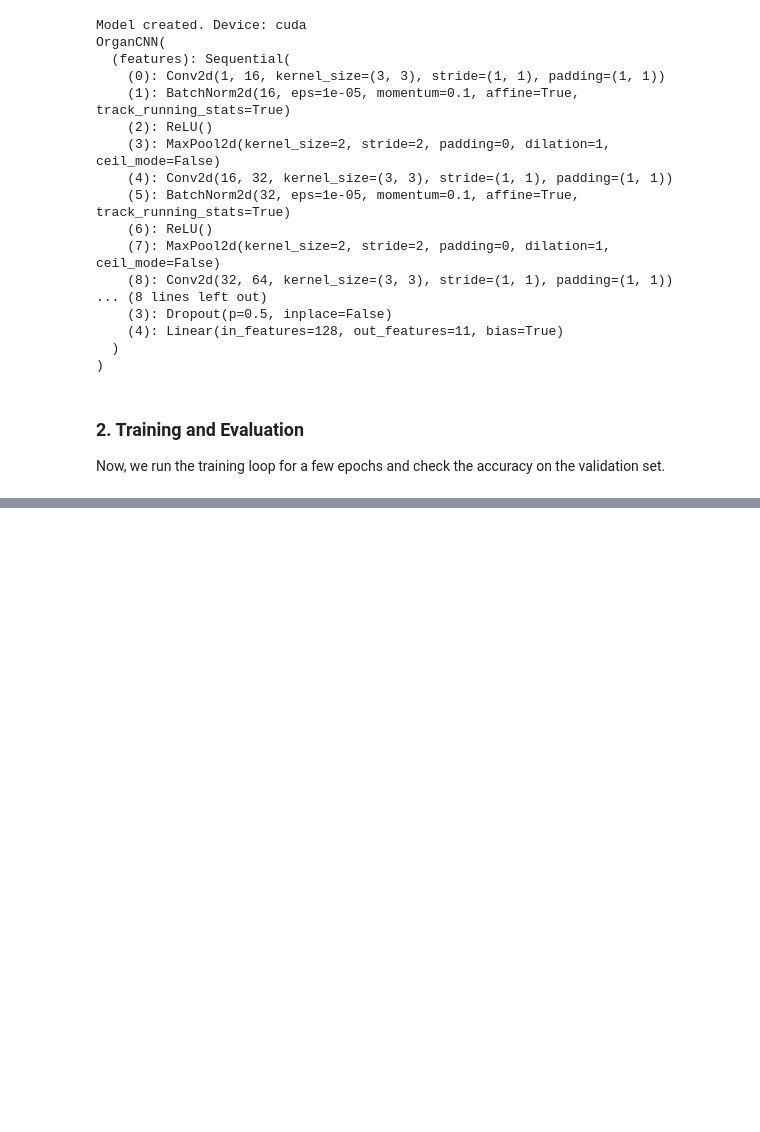
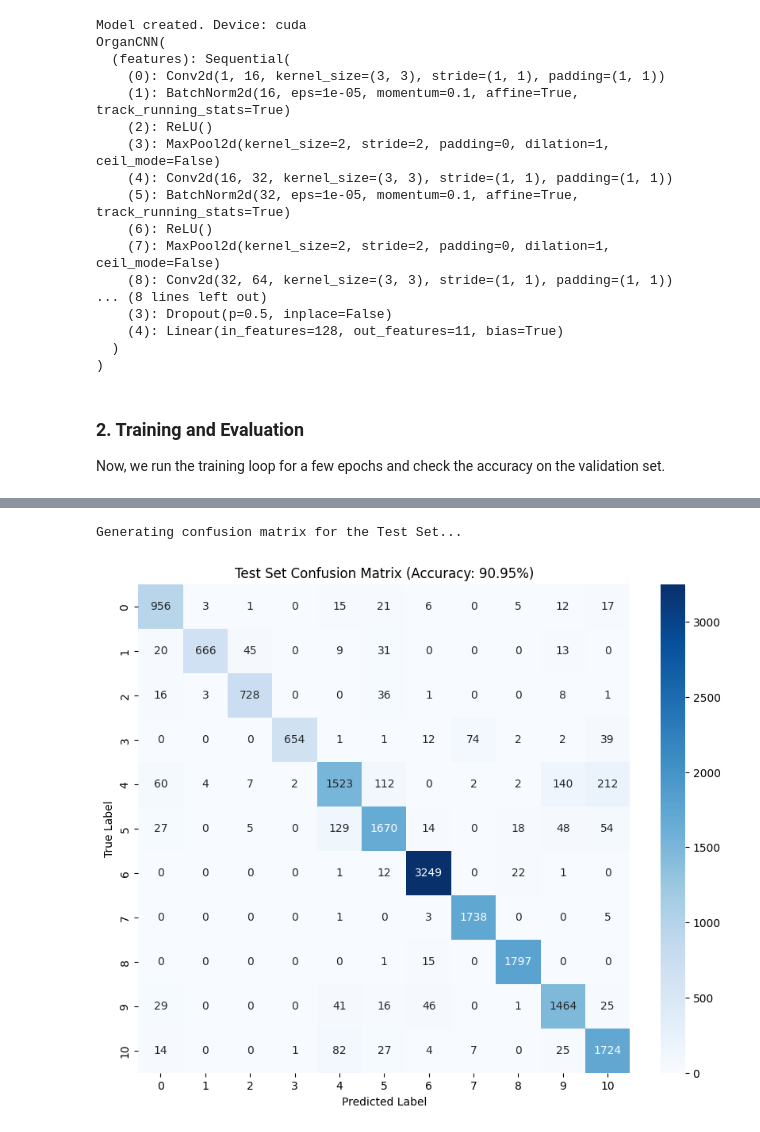
Before and after one commit to Crazi12345/AI-Health, a Jupyter notebook: Assignment 2/CBB.ipynb, the cells around one changed output, grey strips where cells are left out. Drawn from its saved outputs; the diff is of its cells as text; code cells hidden in the pictures; blank space fills up the shorter version.

Commit message:
added confusion matrix

```diff
--- a/Assignment 2/CBB.ipynb
+++ b/Assignment 2/CBB.ipynb
@@ -200,9 +201,12 @@ OrganCNN(
 
 Now, we run the training loop for a few epochs and check the accuracy on the validation set.
 # %%
-num_epochs = 10
+import copy
+num_epochs = 100
 
 print("Starting training...")
+best_acc = 0.0
+best_model_wts = copy.deepcopy(model.state_dict())
 for epoch in range(num_epochs):
     model.train()
     running_loss = 0.0
@@ -256,6 +260,10 @@ for epoch in range(num_epochs):
     avg_loss = running_loss / len(train_loader)
 
     print(f"Epoch [{epoch + 1}/{num_epochs}], Loss: {avg_loss:.4f}, Validation Accuracy: {val_acc:.2f}%")
+    if val_acc > best_acc:
+        best_acc = val_acc
+        best_model_wts = copy.deepcopy(model.state_dict())
+        torch.save(best_model_wts, 'best_model.pth')
 
 print("Training finished.")
 # %% [output]
@@ -273 +286,66 @@ Epoch [10/10], Loss: 0.0090, Validation Accuracy: 97.37%
 Training finished.
+# %%
+import torch
+import torchvision.transforms as transforms
+from torch.utils.data import DataLoader
+import torch.nn.functional as F
+from medmnist import OrganAMNIST
+from sklearn.metrics import confusion_matrix, classification_report, accuracy_score, roc_auc_score
+import seaborn as sns
+import matplotlib.pyplot as plt
+
+# 1. Setup Data Pipeline (Critical for avoiding PIL errors)
+data_transform = transforms.Compose([
+    transforms.ToTensor(),
+    transforms.Normalize(mean=[.5], std=[.5])
+])
+
+# Ensure test dataset has the transform
+testDataset = OrganAMNIST(split="test", download=True, size=28, transform=data_transform)
+test_loader = DataLoader(dataset=testDataset, batch_size=128, shuffle=False)
+
+# 2. Load Model
+device = torch.device("cuda" if torch.cuda.is_available() else "cpu")
+model.to(device)
+model.load_state_dict(torch.load('best_model.pth'))
+model.eval()
+
+y_true = []
+y_pred = []
+y_probs = []
+
+print("Generating confusion matrix for the Test Set...")
+
+with torch.no_grad():
+    for inputs, labels in test_loader:
+        inputs, labels = inputs.to(device), labels.to(device)
+
+        # Dimensions fix: [N, 1] -> [N]
+        labels = labels.squeeze(1).long()
+        probs = F.softmax(outputs, dim=1)
+
+        outputs = model(inputs)
+        _, predicted = torch.max(outputs, 1)
+
+        y_true.extend(labels.cpu().numpy())
+        y_pred.extend(predicted.cpu().numpy())
+        y_probs.extend(probs[:, 1].cpu().numpy())
+
+# 3. Calculate Metrics
+test_acc = accuracy_score(y_true, y_pred) * 100
+
+cm = confusion_matrix(y_true, y_pred)
+
+# 4. Visualization
+plt.figure(figsize=(10, 8))
+sns.heatmap(cm, annot=True, fmt='d', cmap='Blues')
+
+plt.title(f'Test Set Confusion Matrix (Accuracy: {test_acc:.2f}%)')
+plt.ylabel('True Label')
+plt.xlabel('Predicted Label')
+plt.show()
+
+print(classification_report(y_true, y_pred))
+# %% [output]
+Generating confusion matrix for the Test Set...
+[figure, added]
```
Also changed, not shown: parts of 3 cells of this notebook.
